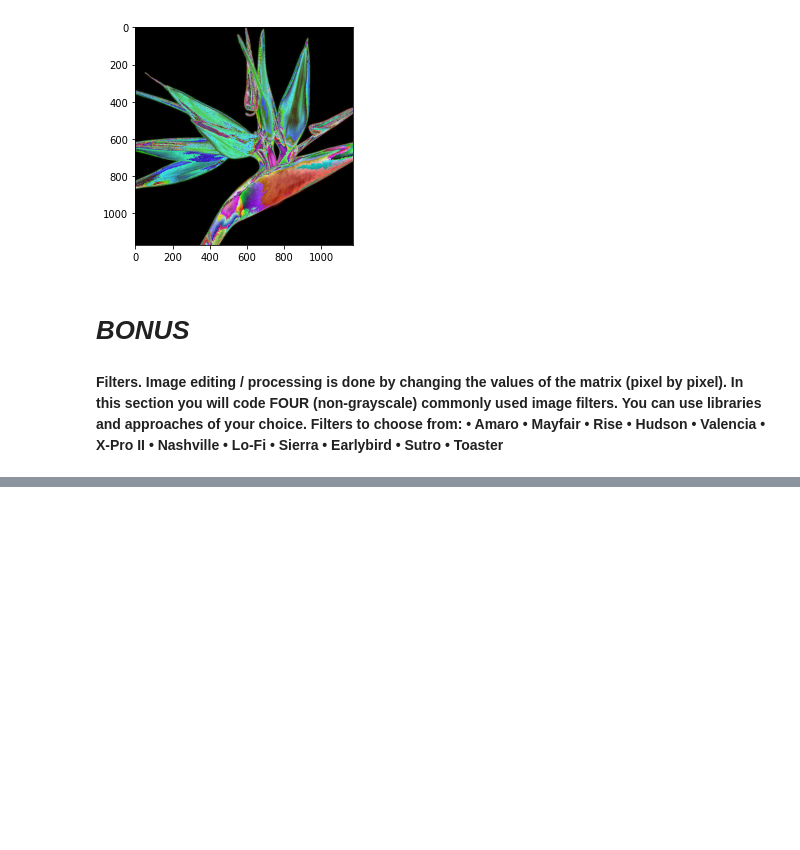
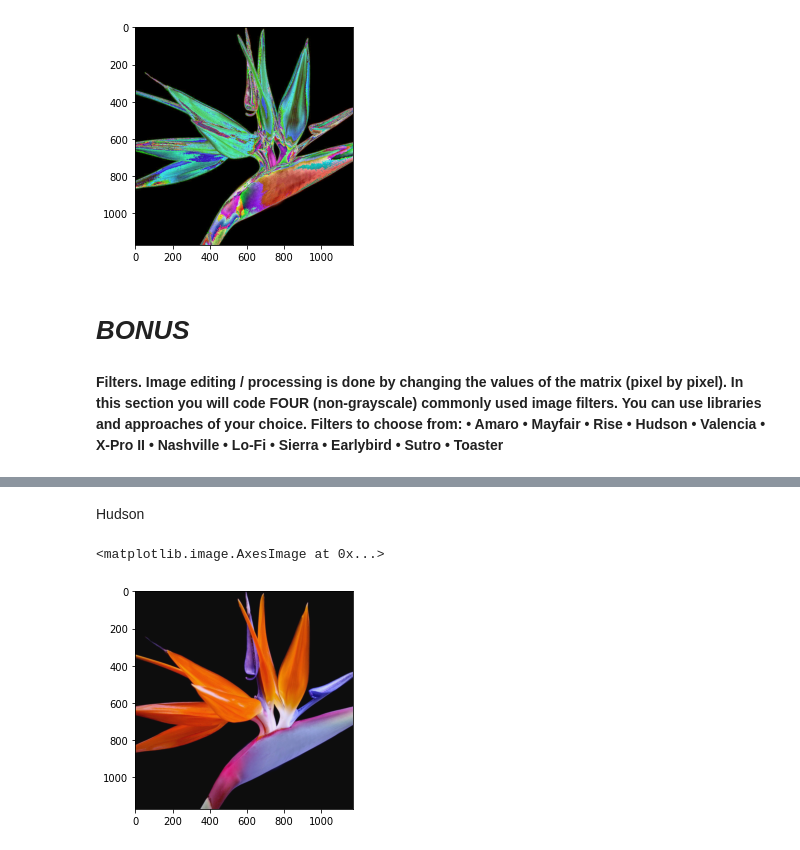
Before and after one commit to mpatrini7/DataLAB42, a Jupyter notebook: Week2/Week2.ipynb, the cells around one changed output, grey strips where cells are left out. Saved outputs shown, nothing was run; the diff lists cells and outputs as text; code cells hidden in the pictures; blank space fills up the shorter version.

```diff
--- a/Week2/Week2.ipynb
+++ b/Week2/Week2.ipynb
@@ -234,0 +258,7 @@ Filters to choose from: • Amaro • Mayfair • Rise
+# %% [markdown]
+Hudson
+# %%
+plt.imshow(pilgram.hudson(img))
+# %% [output]
+<matplotlib.image.AxesImage at 0x...>
+[figure, added]
```
Also changed, not shown: parts of 23 cells of this notebook.
